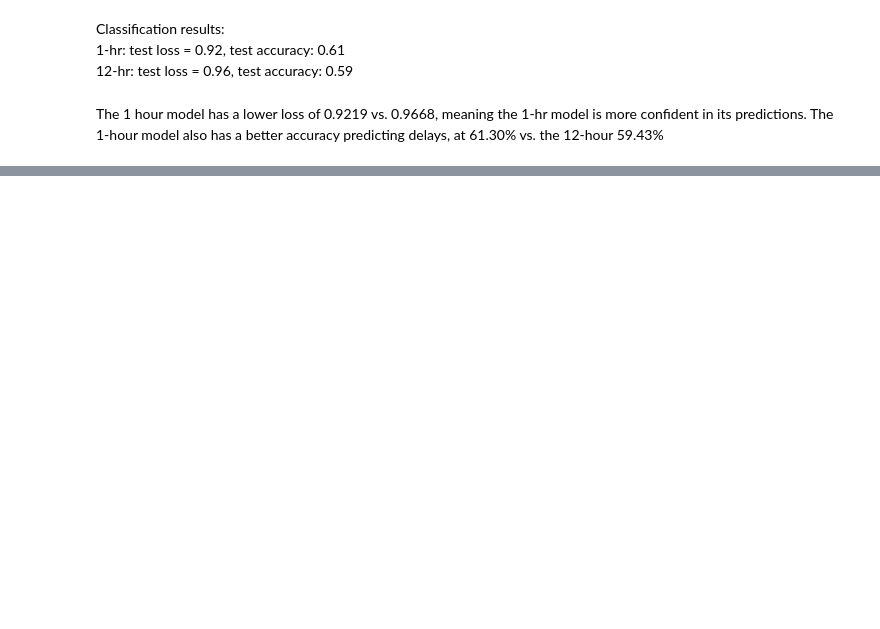
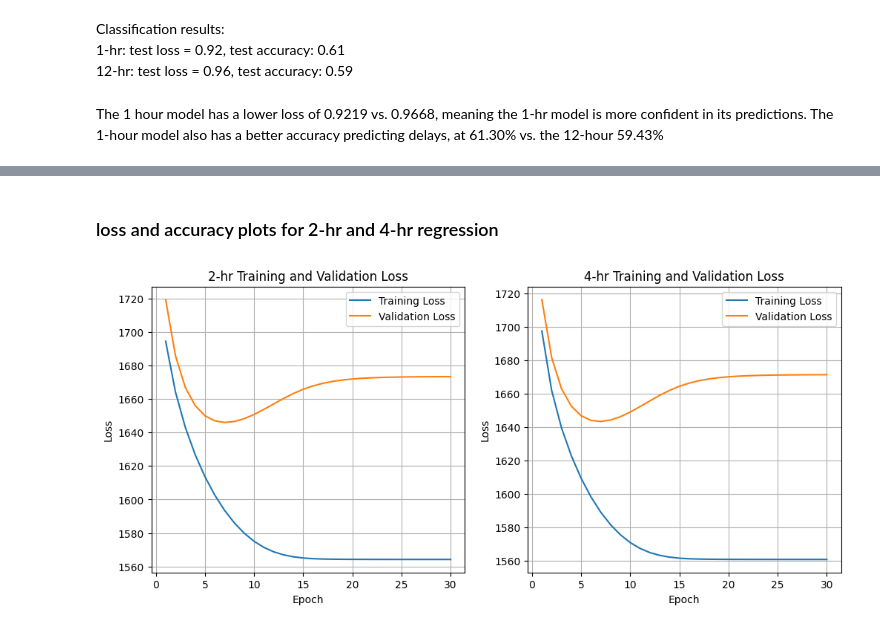
Before and after one commit to UC-Berkeley-I-School/207-Summer26-FinalProject-MLModel, a Jupyter notebook: Baseline_Model/SFO_Flights_1hr_12hr_Baseline_Justin.ipynb, the cells around one changed output, grey strips where cells are left out. Drawn from its saved outputs; the diff is of its cells as text; code cells hidden in the pictures; blank space fills up the shorter version.

Commit message:
Add 2hr and 4hr regression and classification baseline models

```diff
--- a/Baseline_Model/SFO_Flights_1hr_12hr_Baseline_Justin.ipynb
+++ b/Baseline_Model/SFO_Flights_1hr_12hr_Baseline_Justin.ipynb
@@ -22,6 +22,10 @@ print(os.getcwd())
 # load .csv files into data frames
 one_df = pd.read_csv("../Merged_EDA/combined_data/combined_data_1h.csv")
 twelve_df = pd.read_csv("../Merged_EDA/combined_data/combined_data_12h.csv")
+
+# let's add the 2-hour and 4-hour datasets to perform model work on
+two_df = pd.read_csv("../Merged_EDA/combined_data/combined_data_2h.csv")
+four_df = pd.read_csv("../Merged_EDA/combined_data/combined_data_4h.csv")
 # %%
 # check shape of both data frames
 print("1hr df shape:", one_df.shape)
@@ -517,0 +624,8 @@ The 1-hour model also has a better accuracy predicting delays, at 61.30% vs. the
+# %%
+# two hour model
+two_model = build_model(num_features=two_X_train_std.shape[1], learning_rate=0.001)
+two_history = two_model.fit(
+    two_X_train_std, two_y_train,
+    validation_data=(two_X_val_std, two_y_val),
+    epochs=30, batch_size=256
+)
@@ -517,0 +653,8 @@ The 1-hour model also has a better accuracy predicting delays, at 61.30% vs. the
+# %%
+# four hour model
+four_model = build_model(num_features=four_X_train_std.shape[1], learning_rate=0.001)
+four_history = four_model.fit(
+    four_X_train_std, four_y_train,
+    validation_data=(four_X_val_std, four_y_val),
+    epochs=30, batch_size=256
+)
@@ -517,0 +808,33 @@ The 1-hour model also has a better accuracy predicting delays, at 61.30% vs. the
+# %% [markdown]
+### loss and accuracy plots for 2-hr and 4-hr regression
+# %%
+# plot the 2-hr and 4-hr
+# get axis parameters
+num_epochs = len(two_history.history["loss"])
+epochs = range(1, num_epochs + 1)
+
+plt.figure(figsize=(12,5))
+
+# plot two_hour
+plt.subplot(1,2,1)
+plt.plot(epochs, two_history.history["loss"], label="Training Loss")
+plt.plot(epochs, two_history.history["val_loss"], label="Validation Loss")
+plt.xlabel("Epoch")
+plt.ylabel("Loss")
+plt.title("2-hr Training and Validation Loss")
+plt.legend()
+plt.grid()
+
+# plot four_hour
+plt.subplot(1,2,2)
+plt.plot(epochs, four_history.history["loss"], label="Training Loss")
+plt.plot(epochs, four_history.history["val_loss"], label="Validation Loss")
+plt.xlabel("Epoch")
+plt.ylabel("Loss")
+plt.title("4-hr Training and Validation Loss")
+plt.legend()
+plt.grid()
+
+plt.show()
+# %% [output]
+[figure, added]
```
Also changed, not shown: parts of 34 cells of this notebook.
